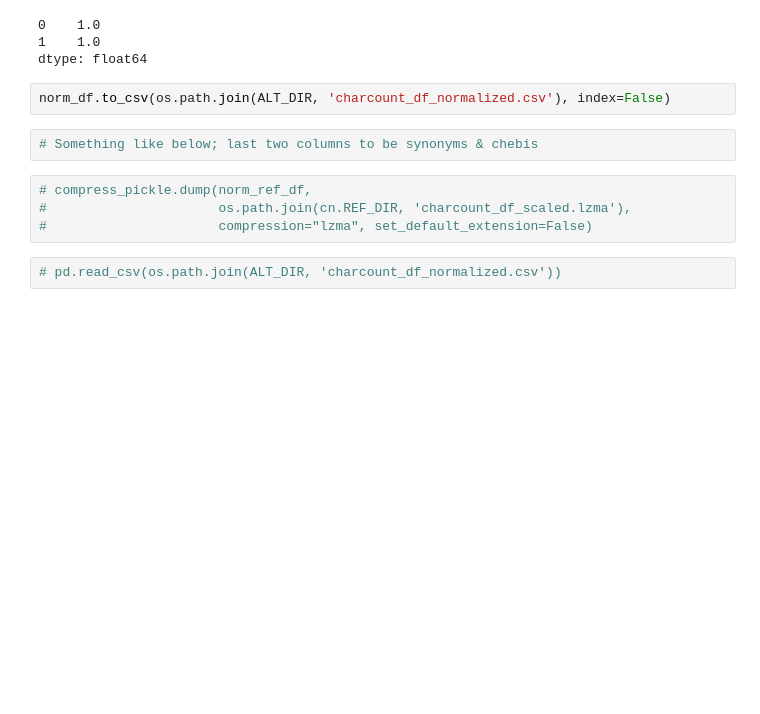
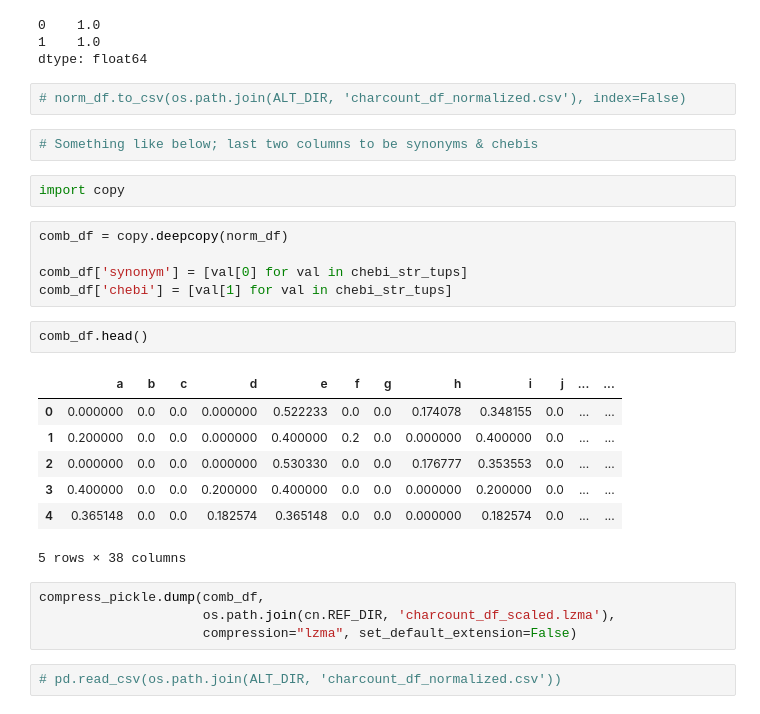
Before and after one commit to sys-bio/AMAS, a Jupyter notebook: notebooks/develop_charcount_df.ipynb, the cells around one changed output. Cells and saved outputs as stored; diff of their text form; blank space fills up the shorter version.

Commit message:
updated chebi references

```diff
--- a/notebooks/develop_charcount_df.ipynb
+++ b/notebooks/develop_charcount_df.ipynb
@@ -183,13 +168,30 @@ norm_df.iloc[:2, :].apply(lambda row : np.sqrt(np.sum([val**2 for val in row])),
 1    1.0
 dtype: float64
 # %%
-norm_df.to_csv(os.path.join(ALT_DIR, 'charcount_df_normalized.csv'), index=False)
+# norm_df.to_csv(os.path.join(ALT_DIR, 'charcount_df_normalized.csv'), index=False)
 # %%
 # Something like below; last two columns to be synonyms & chebis
+# %%
+import copy
+# %%
+comb_df = copy.deepcopy(norm_df)
+
+comb_df['synonym'] = [val[0] for val in chebi_str_tups]
+comb_df['chebi'] = [val[1] for val in chebi_str_tups]
+# %%
+comb_df.head()
+# %% [output]
+|  | a | b | c | d | e | f | g | h | i | j | ... | ... |
+| 0 | 0.000000 | 0.0 | 0.0 | 0.000000 | 0.522233 | 0.0 | 0.0 | 0.174078 | 0.348155 | 0.0 | ... | ... |
+| 1 | 0.200000 | 0.0 | 0.0 | 0.000000 | 0.400000 | 0.2 | 0.0 | 0.000000 | 0.400000 | 0.0 | ... | ... |
+| 2 | 0.000000 | 0.0 | 0.0 | 0.000000 | 0.530330 | 0.0 | 0.0 | 0.176777 | 0.353553 | 0.0 | ... | ... |
+| 3 | 0.400000 | 0.0 | 0.0 | 0.200000 | 0.400000 | 0.0 | 0.0 | 0.000000 | 0.200000 | 0.0 | ... | ... |
+| 4 | 0.365148 | 0.0 | 0.0 | 0.182574 | 0.365148 | 0.0 | 0.0 | 0.000000 | 0.182574 | 0.0 | ... | ... |
+5 rows × 38 columns
 # %%
-# compress_pickle.dump(norm_ref_df,
-#                      os.path.join(cn.REF_DIR, 'charcount_df_scaled.lzma'),
-#                      compression="lzma", set_default_extension=False)
+compress_pickle.dump(comb_df,
+                     os.path.join(cn.REF_DIR, 'charcount_df_scaled.lzma'),
+                     compression="lzma", set_default_extension=False)
 # %%
 # pd.read_csv(os.path.join(ALT_DIR, 'charcount_df_normalized.csv'))
 # %% [output]
```
Also changed, not shown: parts of 6 cells of this notebook, 12 other files.
